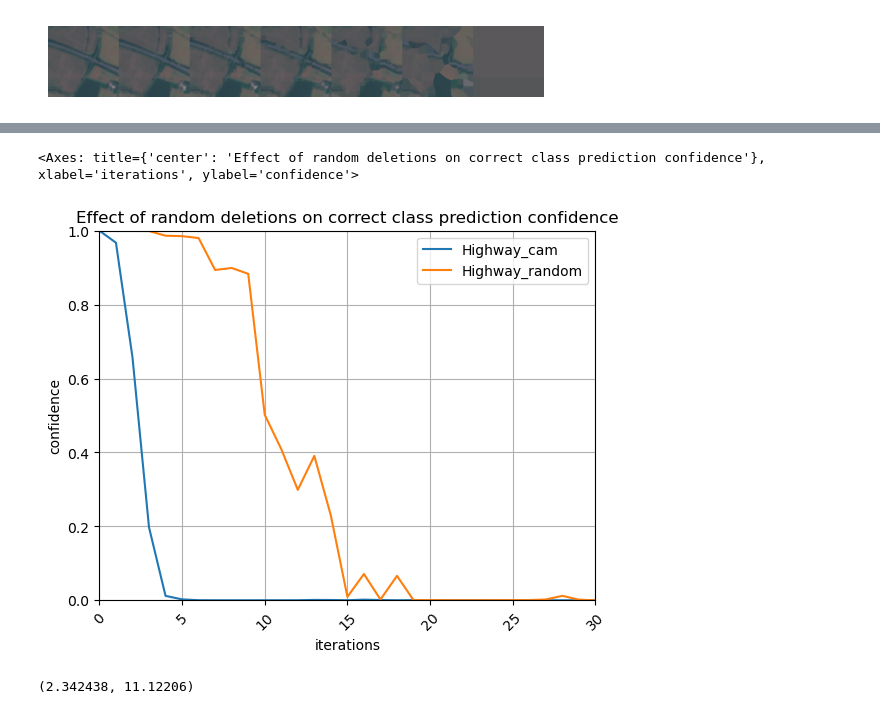
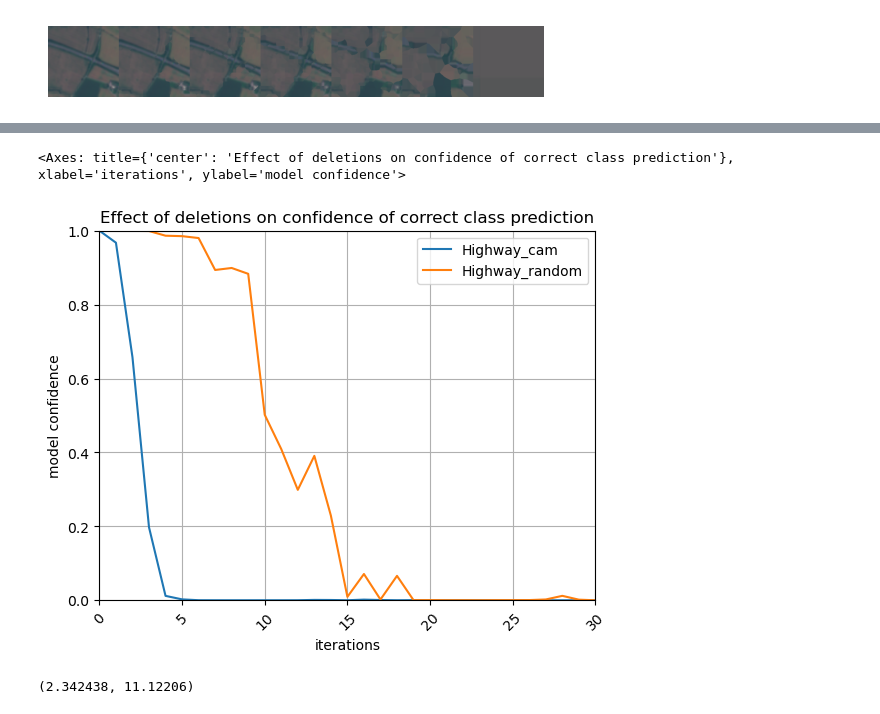
Before and after one commit to tameTNT/evaluating-xai-remote-sensing, a Jupyter notebook: explain_predictions/gradcam.ipynb, the cells around one changed output, grey strips where cells are left out. Drawn from its saved outputs; the diff is of its cells as text; code cells hidden in the pictures.

Commit message:
💬 Clean up graphics for presentation

```diff
--- a/explain_predictions/gradcam.ipynb
+++ b/explain_predictions/gradcam.ipynb
@@ -256,13 +222,13 @@ rand_df
 # %%
 joined_df = df.join(rand_df, lsuffix="_cam", rsuffix="_random")
 joined_df.plot(kind="line", xlabel="iterations", rot=45, xlim=(0, num_del_iterations),
                y=[f"{true_label_text}_cam", f"{true_label_text}_random"],
-               ylabel="confidence", ylim=(0, 1),
+               ylabel="model confidence", ylim=(0, 1),
                grid=True,
-               title="Effect of random deletions on correct class prediction confidence")
+               title="Effect of deletions on confidence of correct class prediction")
 # %% [output]
-<Axes: title={'center': 'Effect of random deletions on correct class prediction confidence'}, xlabel='iterations', ylabel='confidence'>
+<Axes: title={'center': 'Effect of deletions on confidence of correct class prediction'}, xlabel='iterations', ylabel='model confidence'>
-[figure, old version]
+[figure, new version]
 # %%
 np.trapz(df[true_label_text].to_numpy()), np.trapz(rand_df[true_label_text].to_numpy())
 # %% [output]
```
Also changed, not shown: parts of 4 cells of this notebook.
